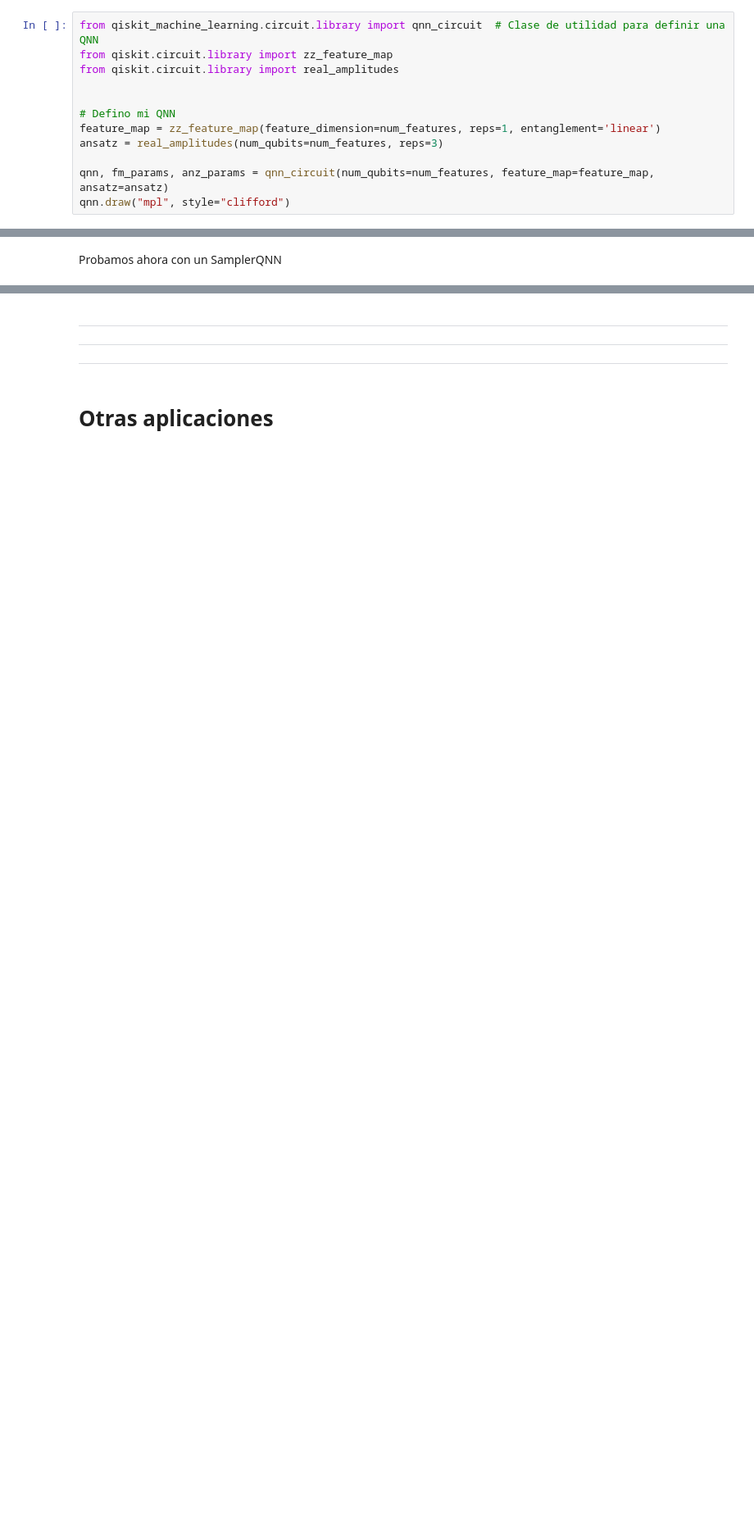
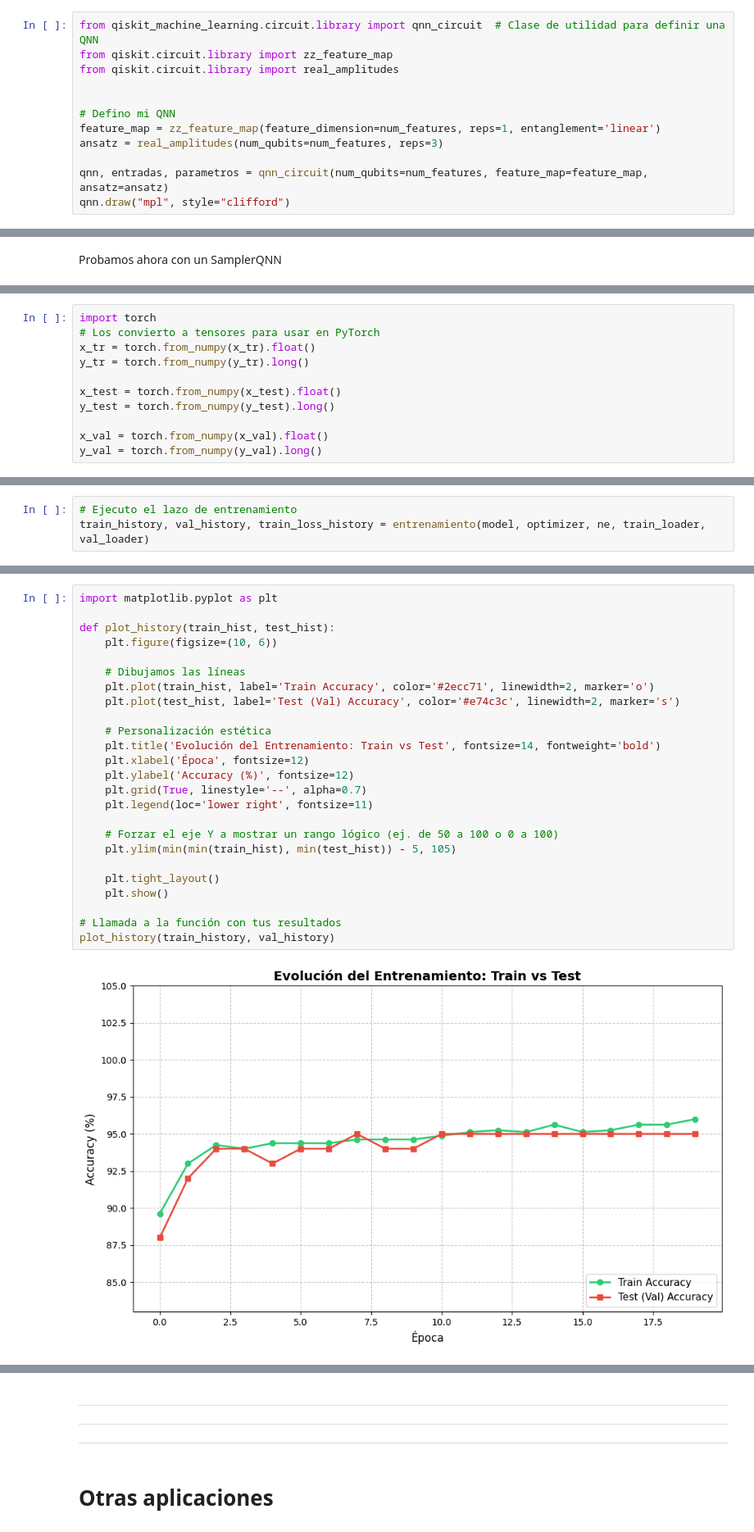
Before and after one commit to tarabelo/GrIA-QML-2025-26, a Jupyter notebook: 05. Introducción al Quantum Machine Learning.ipynb, the cells around one changed output, grey strips where cells are left out. Shown at 82% size. Drawn from its saved outputs; the diff is of its cells as text; blank space fills up the shorter version.

```diff
--- a/05. Introducción al Quantum Machine Learning.ipynb
+++ b/05. Introducción al Quantum Machine Learning.ipynb
@@ -892,7 +890,7 @@ from qiskit.circuit.library import real_amplitudes
 feature_map = zz_feature_map(feature_dimension=num_features, reps=1, entanglement='linear')
 ansatz = real_amplitudes(num_qubits=num_features, reps=3)
 
-qnn, fm_params, anz_params = qnn_circuit(num_qubits=num_features, feature_map=feature_map, ansatz=ansatz)
+qnn, entradas, parametros = qnn_circuit(num_qubits=num_features, feature_map=feature_map, ansatz=ansatz)
 qnn.draw("mpl", style="clifford")
 # %% [output]
 [figure]
@@ -980,0 +1353,11 @@ estimator_qnn_input_grad, estimator_qnn_weight_grad = estimator_qnn.backward(
+# %%
+import torch
+# Los convierto a tensores para usar en PyTorch
+x_tr = torch.from_numpy(x_tr).float()
+y_tr = torch.from_numpy(y_tr).long()
+
+x_test = torch.from_numpy(x_test).float()
+y_test = torch.from_numpy(y_test).long()
+
+x_val = torch.from_numpy(x_val).float()
+y_val = torch.from_numpy(y_val).long()
@@ -980,0 +1391,3 @@ estimator_qnn_input_grad, estimator_qnn_weight_grad = estimator_qnn.backward(
+# %%
+# Ejecuto el lazo de entrenamiento
+train_history, val_history, train_loss_history = entrenamiento(model, optimizer, ne, train_loader, val_loader)
@@ -980,0 +1412,27 @@ estimator_qnn_input_grad, estimator_qnn_weight_grad = estimator_qnn.backward(
+# %%
+import matplotlib.pyplot as plt
+
+def plot_history(train_hist, test_hist):
+    plt.figure(figsize=(10, 6))
+
+    # Dibujamos las líneas
+    plt.plot(train_hist, label='Train Accuracy', color='#2ecc71', linewidth=2, marker='o')
+    plt.plot(test_hist, label='Test (Val) Accuracy', color='#e74c3c', linewidth=2, marker='s')
+
+    # Personalización estética
+    plt.title('Evolución del Entrenamiento: Train vs Test', fontsize=14, fontweight='bold')
+    plt.xlabel('Época', fontsize=12)
+    plt.ylabel('Accuracy (%)', fontsize=12)
+    plt.grid(True, linestyle='--', alpha=0.7)
+    plt.legend(loc='lower right', fontsize=11)
+
+    # Forzar el eje Y a mostrar un rango lógico (ej. de 50 a 100 o 0 a 100)
+    plt.ylim(min(min(train_hist), min(test_hist)) - 5, 105)
+
+    plt.tight_layout()
+    plt.show()
+
+# Llamada a la función con tus resultados
+plot_history(train_history, val_history)
+# %% [output]
+[figure, added]
```
Also changed, not shown: parts of 42 cells of this notebook.
